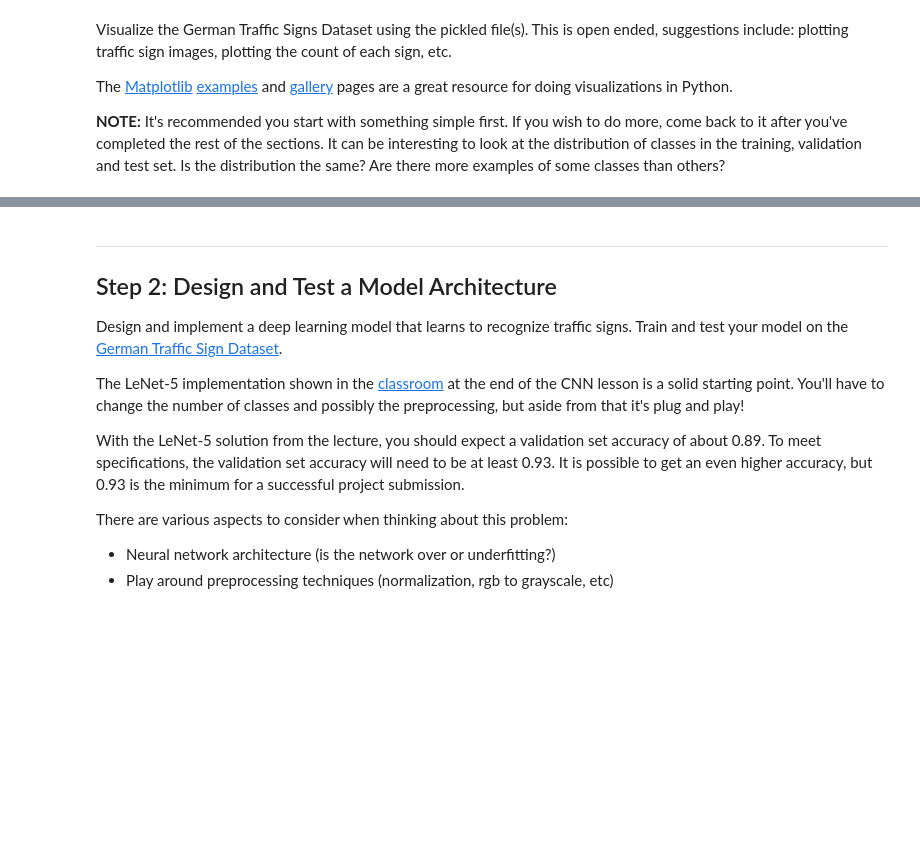
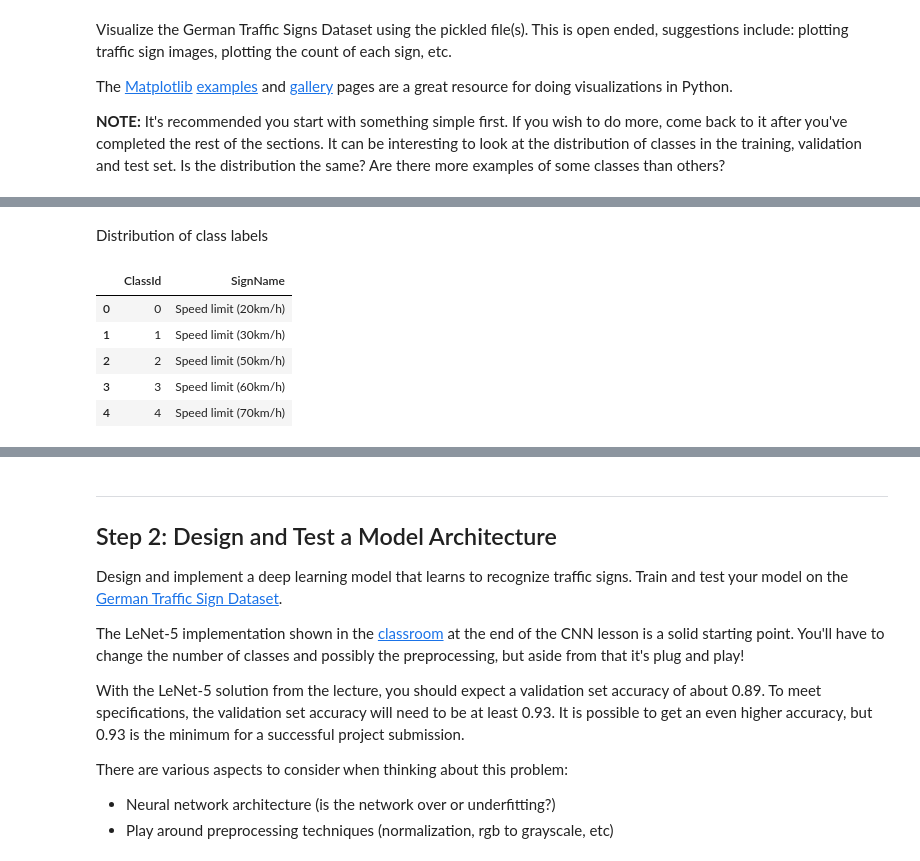
Before and after one commit to fqaiser94/CarND-Traffic-Sign-Classifier-Project, a Jupyter notebook: Traffic_Sign_Classifier.ipynb, the cells around one changed output, grey strips where cells are left out. Cells and saved outputs as stored; diff of their text form; code cells hidden in the pictures; blank space fills up the shorter version.

```diff
--- a/Traffic_Sign_Classifier.ipynb
+++ b/Traffic_Sign_Classifier.ipynb
@@ -102,0 +113,13 @@ import matplotlib.pyplot as plt
+# %% [markdown]
+Distribution of class labels
+# %%
+signnames = pd.read_csv(filepath_or_buffer='/home/fqaiser94/CarND-Traffic-Sign-Classifier-Project/signnames.csv')
+
+signnames.head()
+# %% [output]
+|  | ClassId | SignName |
+| 0 | 0 | Speed limit (20km/h) |
+| 1 | 1 | Speed limit (30km/h) |
+| 2 | 2 | Speed limit (50km/h) |
+| 3 | 3 | Speed limit (60km/h) |
+| 4 | 4 | Speed limit (70km/h) |
```
Also changed, not shown: parts of 19 cells of this notebook.
